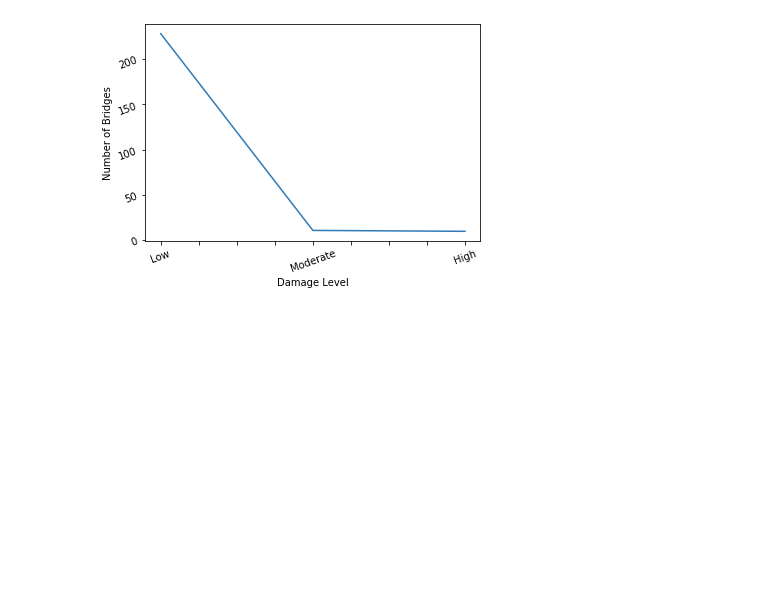
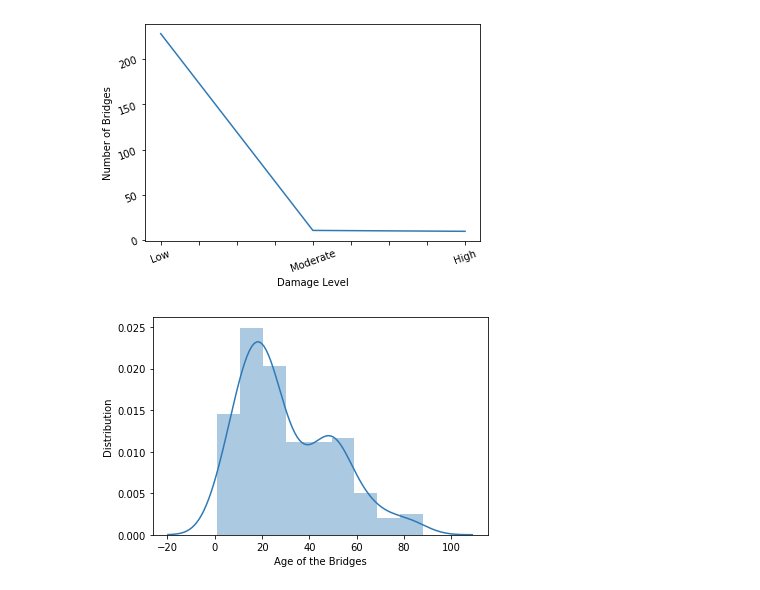
Before and after one commit to ygarg704/Equake-damage-prediction, a Jupyter notebook: src/EDA.ipynb, the cells around one changed output. Cells and saved outputs as stored; diff of their text form; code cells hidden in the pictures; blank space fills up the shorter version.

```diff
--- a/src/EDA.ipynb
+++ b/src/EDA.ipynb
@@ -87,3 +87,11 @@ plt.tick_params(labelrotation = 20)
 plt.savefig("../Outputs/output6.png", dpi = 400)
 # %% [output]
 [figure]
+# %%
+fig, ax = plt.subplots()
+sns_plot = sns.distplot(ds['age of bridge'], ax = ax)
+ax.set(xlabel="Age of the Bridges", ylabel="Distribution")
+figure = sns_plot.get_figure()
+figure.savefig("../Outputs/output7.png", dpi = 1000)
+# %% [output]
+[figure, added]
```
Also changed, not shown: 2 other files.
